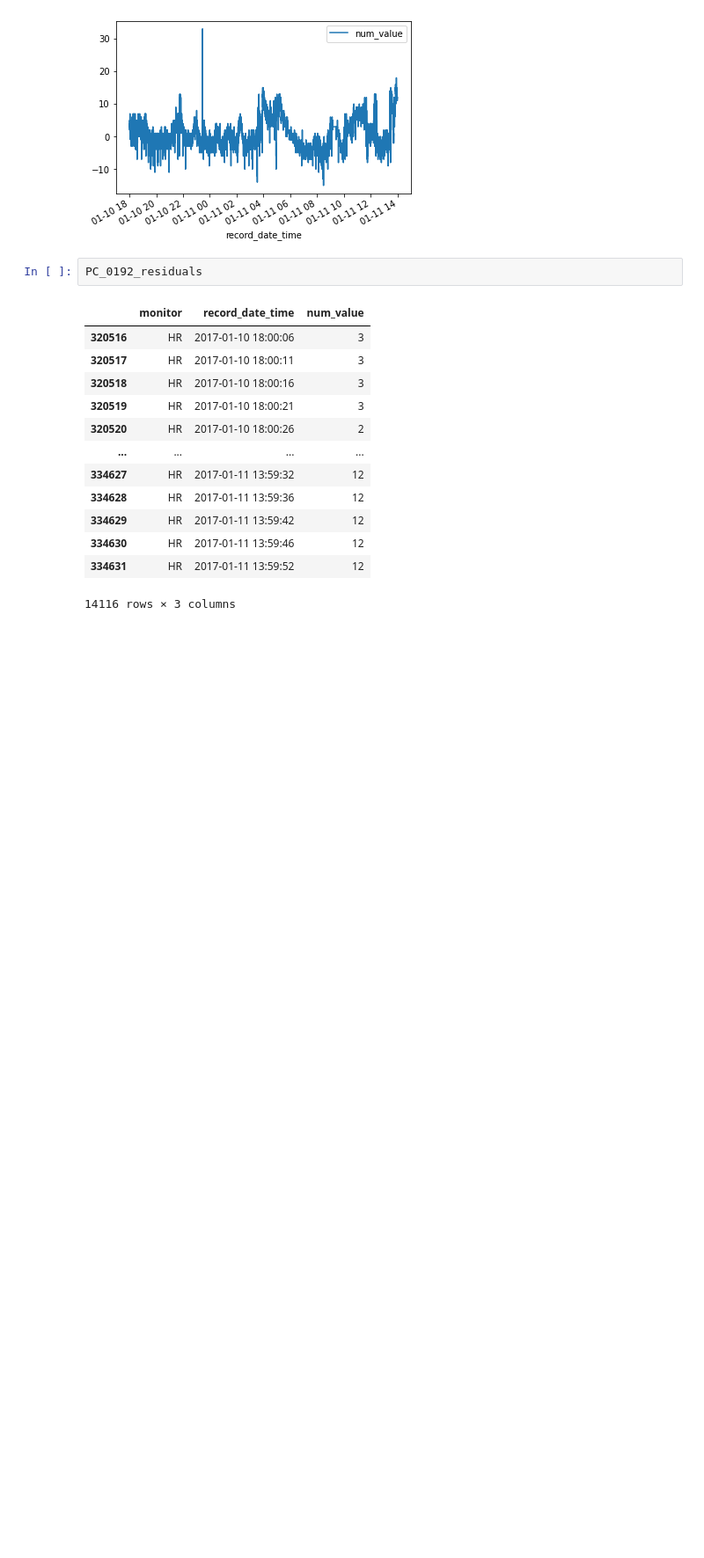
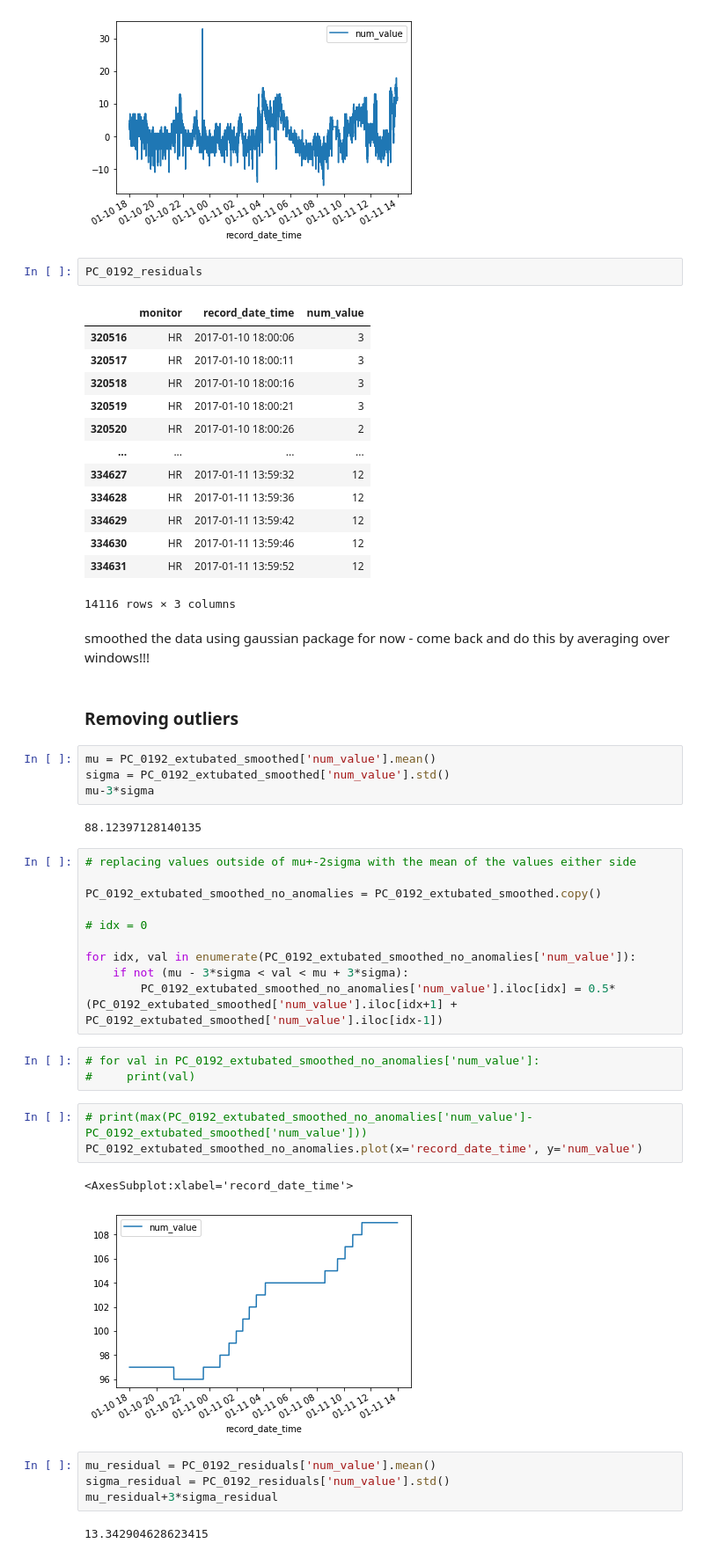
Before and after one commit to l-khali/old_In2Research, a Jupyter notebook: PC-0192_analysis.ipynb, the cells around one changed output. Shown at 88% size. Drawn from its saved outputs; the diff is of its cells as text; blank space fills up the shorter version.

Commit message:
issue with anomalies

```diff
--- a/PC-0192_analysis.ipynb
+++ b/PC-0192_analysis.ipynb
@@ -674,3 +674,38 @@ PC_0192_residuals
 | 334630 | HR | 2017-01-11 13:59:46 | 12 |
 | 334631 | HR | 2017-01-11 13:59:52 | 12 |
 14116 rows × 3 columns
+# %% [markdown]
+smoothed the data using gaussian package for now - come back and do this by averaging over windows!!!
+# %% [markdown]
+### Removing outliers
+# %%
+mu = PC_0192_extubated_smoothed['num_value'].mean()
+sigma = PC_0192_extubated_smoothed['num_value'].std()
+mu-3*sigma
+# %% [output]
+88.12397128140135
+# %%
+# replacing values outside of mu+-2sigma with the mean of the values either side
+
+PC_0192_extubated_smoothed_no_anomalies = PC_0192_extubated_smoothed.copy()
+
+# idx = 0
+
+for idx, val in enumerate(PC_0192_extubated_smoothed_no_anomalies['num_value']):
+    if not (mu - 3*sigma < val < mu + 3*sigma):
+        PC_0192_extubated_smoothed_no_anomalies['num_value'].iloc[idx] = 0.5*(PC_0192_extubated_smoothed['num_value'].iloc[idx+1] + PC_0192_extubated_smoothed['num_value'].iloc[idx-1])
+# %%
+# for val in PC_0192_extubated_smoothed_no_anomalies['num_value']:
+#     print(val)
+# %%
+# print(max(PC_0192_extubated_smoothed_no_anomalies['num_value']-PC_0192_extubated_smoothed['num_value']))
+PC_0192_extubated_smoothed_no_anomalies.plot(x='record_date_time', y='num_value')
+# %% [output]
+<AxesSubplot:xlabel='record_date_time'>
+[figure, added]
+# %%
+mu_residual = PC_0192_residuals['num_value'].mean()
+sigma_residual = PC_0192_residuals['num_value'].std()
+mu_residual+3*sigma_residual
+# %% [output]
+13.342904628623415
```
Also changed, not shown: parts of 1 cell of this notebook.
